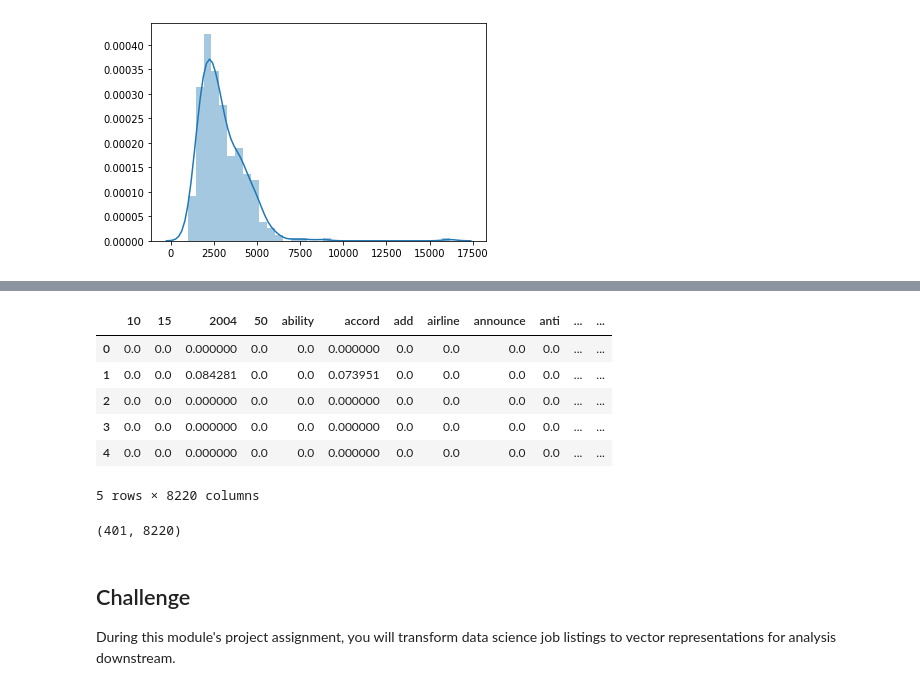
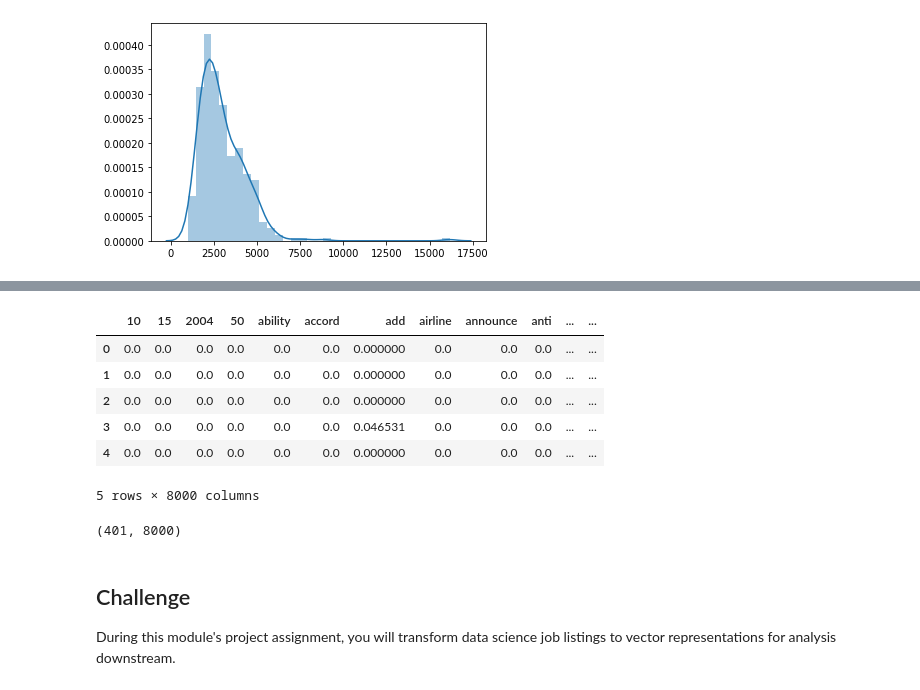
Before and after one commit to RMDircio/DS-Unit-4-Sprint-1-NLP, a Jupyter notebook: module2-vector-representations/LS_DS_412_Vector_Representations_Lecture.ipynb, the cells around one changed output, grey strips where cells are left out. Cells and saved outputs as stored; diff of their text form; code cells hidden in the pictures.

```diff
--- a/module2-vector-representations/LS_DS_412_Vector_Representations_Lecture.ipynb
+++ b/module2-vector-representations/LS_DS_412_Vector_Representations_Lecture.ipynb
@@ -229,13 +283,19 @@ len(data)
 # Use custom Spacy Vectorizer
 # BBC articles in `data` variable
 
+'''IMPORT'''
 from sklearn.feature_extraction.text import CountVectorizer
 
-vect = CountVectorizer(stop_words='english', max_features=1000)
+'''INSTANCIATE'''
+# vect = CountVectorizer(stop_words='english', max_features=1000)
+# Jon Cody
+vect = CountVectorizer(stop_words=nlp.Defaults.stop_words, max_features=1000)
 
+'''FIT'''
 #Learn our Vocab
 vect.fit(data)
 
+'''TRANSFROM'''
 # Get sparse dtm
 dtm = vect.transform(data)
 
@@ -308,35 +392,36 @@ text data machines
 # %%
 # Tunning Parameters
 
 # Instantiate vectorizer object
 tfidf = TfidfVectorizer(stop_words='english',
                         ngram_range=(1,2),
-                        max_df=.97,
-                        min_df=3,
+                        max_df=.97, # set the size of the dataset - ingram has to be w/i 0-97 of documents
+                        min_df=3,   # sets the size of the dataset - ingram has to be in at least 3 documents
+                        max_features = 8000,
                         tokenizer=tokenize)
 
 # Create a vocabulary and get word counts per document
 dtm = tfidf.fit_transform(data) # Similiar to fit_predict
 
 # Print word counts
 
 # Get feature names to use as dataframe column headers
 dtm = pd.DataFrame(dtm.todense(), columns=tfidf.get_feature_names())
 
 # View Feature Matrix as DataFrame
 dtm.head()
 # %% [output]
 |  | 10 | 15 | 2004 | 50 | ability | accord | add | airline | announce | anti | ... | ... |
-| 0 | 0.0 | 0.0 | 0.000000 | 0.0 | 0.0 | 0.000000 | 0.0 | 0.0 | 0.0 | 0.0 | ... | ... |
-| 1 | 0.0 | 0.0 | 0.084281 | 0.0 | 0.0 | 0.073951 | 0.0 | 0.0 | 0.0 | 0.0 | ... | ... |
-| 2 | 0.0 | 0.0 | 0.000000 | 0.0 | 0.0 | 0.000000 | 0.0 | 0.0 | 0.0 | 0.0 | ... | ... |
-| 3 | 0.0 | 0.0 | 0.000000 | 0.0 | 0.0 | 0.000000 | 0.0 | 0.0 | 0.0 | 0.0 | ... | ... |
-| 4 | 0.0 | 0.0 | 0.000000 | 0.0 | 0.0 | 0.000000 | 0.0 | 0.0 | 0.0 | 0.0 | ... | ... |
+| 0 | 0.0 | 0.0 | 0.0 | 0.0 | 0.0 | 0.0 | 0.000000 | 0.0 | 0.0 | 0.0 | ... | ... |
+| 1 | 0.0 | 0.0 | 0.0 | 0.0 | 0.0 | 0.0 | 0.000000 | 0.0 | 0.0 | 0.0 | ... | ... |
+| 2 | 0.0 | 0.0 | 0.0 | 0.0 | 0.0 | 0.0 | 0.000000 | 0.0 | 0.0 | 0.0 | ... | ... |
+| 3 | 0.0 | 0.0 | 0.0 | 0.0 | 0.0 | 0.0 | 0.046531 | 0.0 | 0.0 | 0.0 | ... | ... |
+| 4 | 0.0 | 0.0 | 0.0 | 0.0 | 0.0 | 0.0 | 0.000000 | 0.0 | 0.0 | 0.0 | ... | ... |
-5 rows × 8220 columns
+5 rows × 8000 columns
 # %%
 dtm.shape
 # %% [output]
-(401, 8220)
+(401, 8000)
 # %% [markdown]
 ## Challenge
 
```
Also changed, not shown: parts of 45 cells of this notebook.
